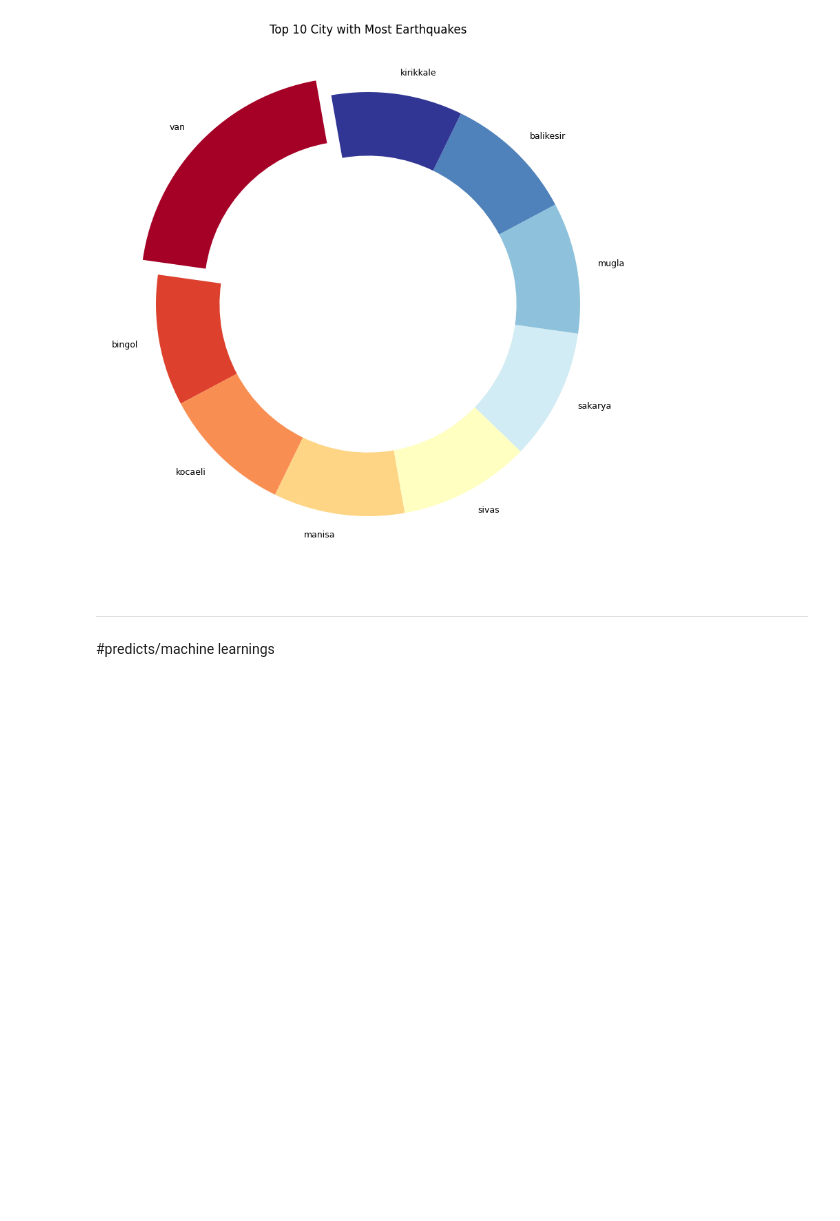
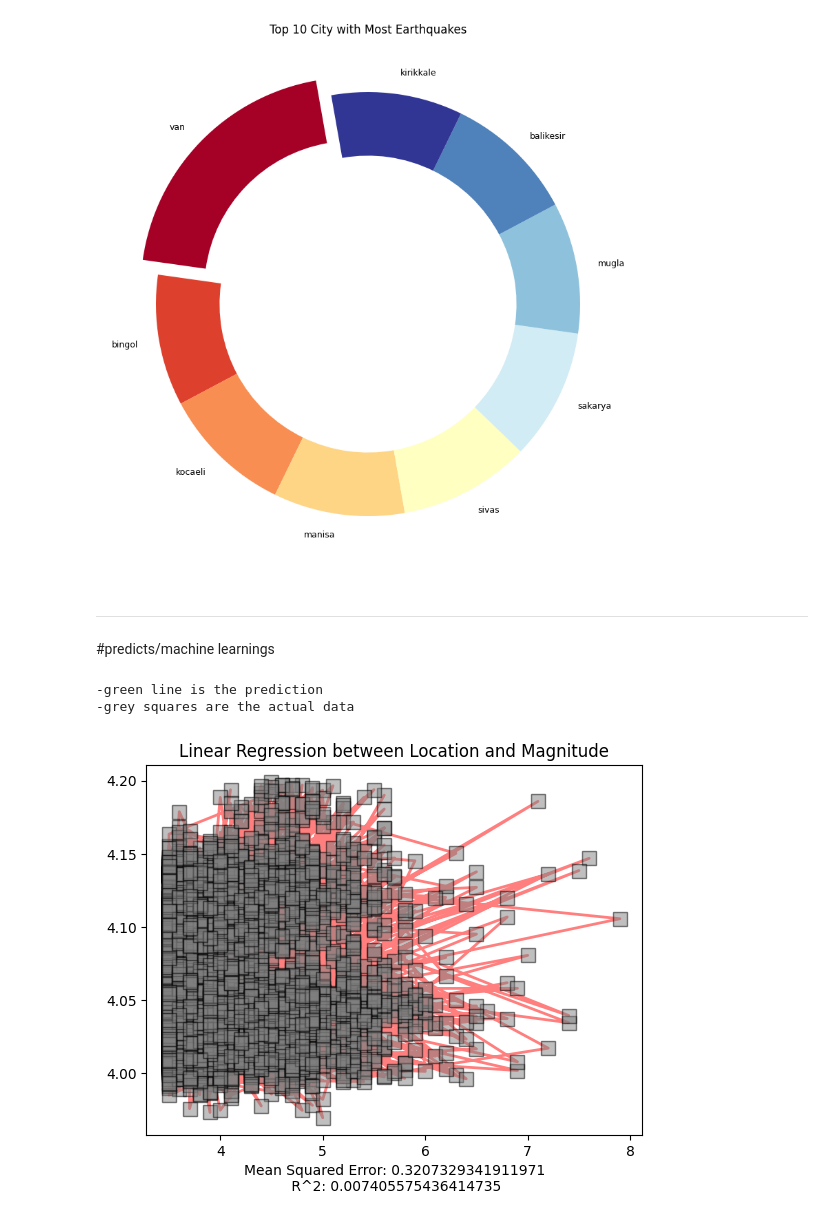
Before and after one commit to sedataskan/earthquake, a Jupyter notebook: earthquake.ipynb, the cells around one changed output. Cells and saved outputs as stored; diff of their text form; code cells hidden in the pictures; blank space fills up the shorter version.

Commit message:
added new ML datas

```diff
--- a/earthquake.ipynb
+++ b/earthquake.ipynb
@@ -113,3 +118,30 @@ plt.show()
 -----
 # %% [markdown]
 #predicts/machine learnings
+# %%
+from sklearn.linear_model import LinearRegression
+from sklearn.model_selection import train_test_split
+from sklearn.metrics import mean_squared_error
+
+features = ["lat", "long"]
+
+X = turkey[features]
+Y = turkey["xm"]
+
+X_train, X_test, Y_train, Y_test = train_test_split(X,Y, test_size=.3, shuffle = True)
+
+lr = LinearRegression()
+lr.fit(X_train, Y_train)
+
+pred = lr.predict(X_test)
+
+print("-green line is the prediction\n-grey squares are the actual data")
+plt.title("Linear Regression between Location and Magnitude")
+plt.plot(Y_test, pred, color="r", label="Prediction", alpha=0.5, linewidth=2, markersize=10, marker="s", markerfacecolor="grey", markeredgecolor="black", markeredgewidth=1)
+
+plt.xlabel(f"Mean Squared Error: {mean_squared_error(Y_test, pred)}\n R^2: {lr.score(X_test, Y_test)}")
+plt.show()
+# %% [output]
+-green line is the prediction
+-grey squares are the actual data
+[figure, added]
```
Also changed, not shown: parts of 6 cells of this notebook.
